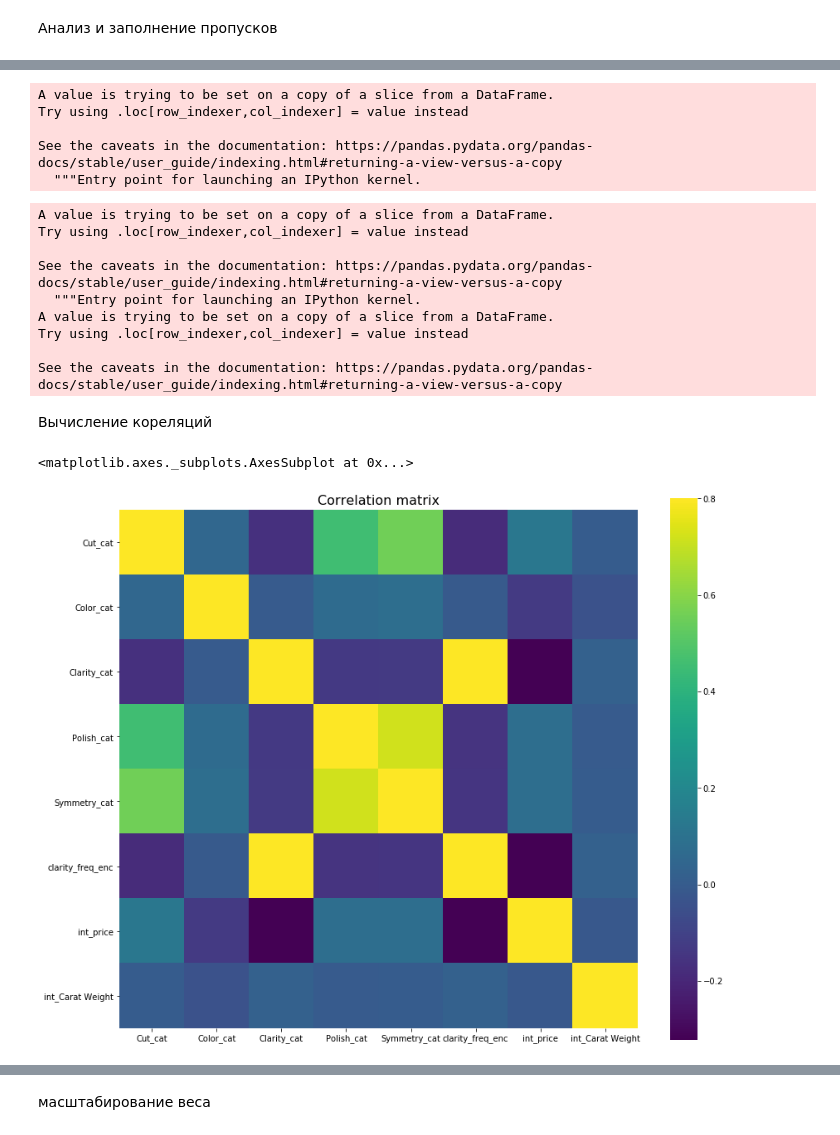
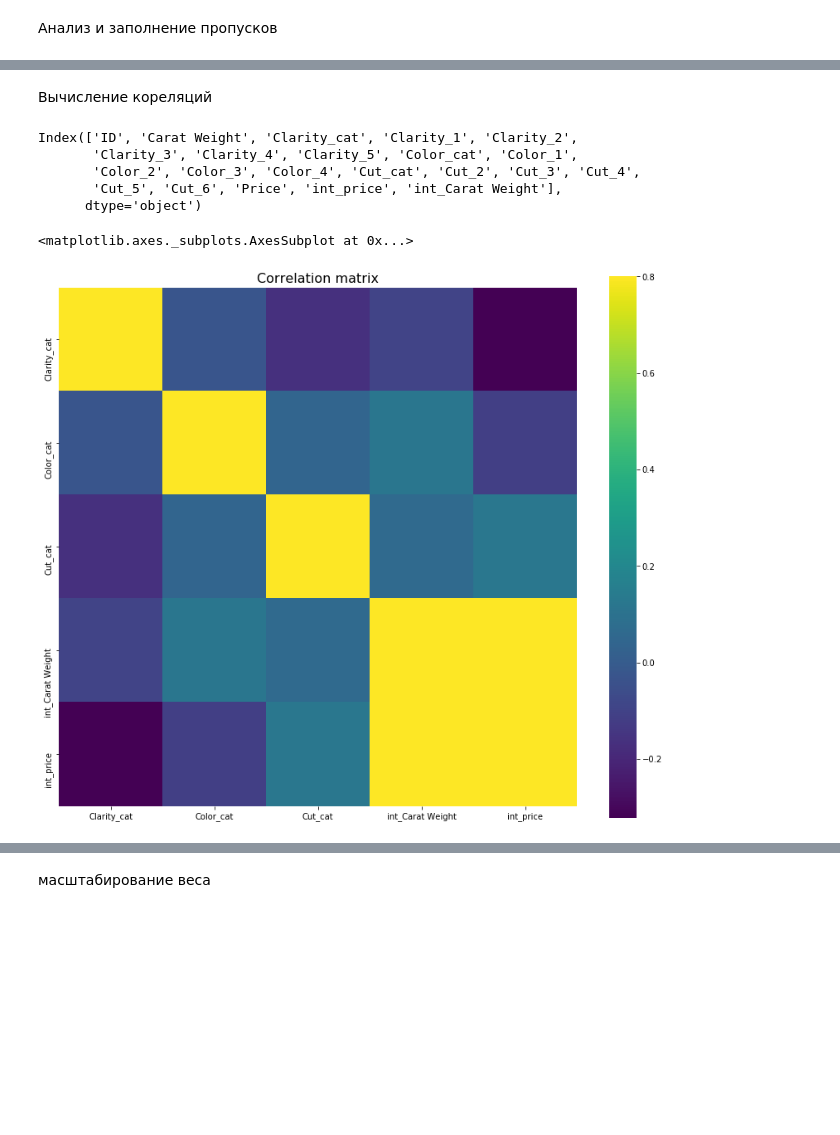
Before and after one commit to ZinchenkoVasil/DataScience, a Jupyter notebook: Test_task/Test_task_СБЕР/VZinchenko.ipynb, the cells around one changed output, grey strips where cells are left out. Drawn from its saved outputs; the diff is of its cells as text; code cells hidden in the pictures; blank space fills up the shorter version.

```diff
--- a/Test_task/Test_task_СБЕР/VZinchenko.ipynb
+++ b/Test_task/Test_task_СБЕР/VZinchenko.ipynb
@@ -183,12 +188,15 @@ def create_features(X: pd.DataFrame, copy: bool = True) -> pd.DataFrame:
     X["Polish_cat"] = X["Polish"].apply(lambda x: create_PS_cat(x))
     X["Symmetry_cat"] = X["Symmetry"].apply(lambda x: create_PS_cat(x))
 
-    freq_encoder = X["Clarity"].value_counts(normalize=True)
-    X["clarity_freq_enc"] = X["Clarity"].map(freq_encoder)
+    X[['Clarity_0','Clarity_1','Clarity_2','Clarity_3','Clarity_4','Clarity_5']] = pd.get_dummies(X["Clarity_cat"])
+    X[['Color_0','Color_1','Color_2','Color_3','Color_4']] = pd.get_dummies(X["Color_cat"])
+    X[['Cut_0','Cut_2','Cut_3','Cut_4','Cut_5','Cut_6']] = pd.get_dummies(X["Clarity_cat"])
 
-#    X["Возраст"] = X["Возраст"] / scaler = StandardScaler()
-    X = X[["ID","Carat Weight", "Cut_cat", "Color_cat", "Clarity_cat", "Polish_cat", "Symmetry_cat", "clarity_freq_enc", "Price"]]
-    X = X[(X["Cut_cat"] > 0) & (X["Color_cat"] > 0) & (X["Clarity_cat"] > 0)]
+#    data[['Cash','Credit Card']] = pd.get_dummies(data["name_contract_type"])
+
+#    X = X[["ID","Carat Weight", "Cut_cat", "Color_cat", "Clarity_cat", "Polish_cat", "Symmetry_cat", "Price"]]
+    X = X[["ID","Carat Weight",'Clarity_cat','Clarity_1','Clarity_2','Clarity_3','Clarity_4','Clarity_5','Color_cat','Color_1','Color_2','Color_3','Color_4','Cut_cat','Cut_2','Cut_3','Cut_4','Cut_5','Cut_6',"Price"]]
+
     return X
 # %%
 df = pd.read_excel("Data\Sarah gets a diamond data.xls")
@@ -776,7 +781,7 @@ plt.show()
 # %%
 test = df_new[df_new['Price'].isnull()]
 # %%
-train = df_new[~df_new['Price'].isnull()]
+#train = df_new[~df_new['Price'].isnull()]
 # %%
 print(len(train))
 print(len(test))
@@ -785,4 +790,8 @@ print(len(test))
 1500
+# %%
+max_carat_weight = max(test['Carat Weight'])
+# %%
+train = train[train['Carat Weight'] <= max_carat_weight]
 # %% [markdown]
 Анализ и заполнение пропусков
 # %%
@@ -803,22 +820 @@ clarity_freq_enc    0
 dtype: int64
-# %%
-train['int_price'] = train['Price'].apply(lambda x: int(x))
-# %% [output]
-A value is trying to be set on a copy of a slice from a DataFrame.
-Try using .loc[row_indexer,col_indexer] = value instead
-
-See the caveats in the documentation: https://pandas.pydata.org/pandas-docs/stable/user_guide/indexing.html#returning-a-view-versus-a-copy
-  """Entry point for launching an IPython kernel.
-# %%
-train['int_Carat Weight'] = train['Carat Weight'] * 100
-train['int_Carat Weight'] = train['int_Carat Weight'].apply(lambda x: int(x))
-# %% [output]
-A value is trying to be set on a copy of a slice from a DataFrame.
-Try using .loc[row_indexer,col_indexer] = value instead
-
-See the caveats in the documentation: https://pandas.pydata.org/pandas-docs/stable/user_guide/indexing.html#returning-a-view-versus-a-copy
-  """Entry point for launching an IPython kernel.
-A value is trying to be set on a copy of a slice from a DataFrame.
-Try using .loc[row_indexer,col_indexer] = value instead
-
-See the caveats in the documentation: https://pandas.pydata.org/pandas-docs/stable/user_guide/indexing.html#returning-a-view-versus-a-copy
@@ -827,12 +821,20 @@ See the caveats in the documentation: https://pandas.pydata.org/pandas-docs/stab
 # %% [markdown]
 Вычисление кореляций
+# %%
+train.columns
+# %% [output]
+Index(['ID', 'Carat Weight', 'Clarity_cat', 'Clarity_1', 'Clarity_2',
+       'Clarity_3', 'Clarity_4', 'Clarity_5', 'Color_cat', 'Color_1',
+       'Color_2', 'Color_3', 'Color_4', 'Cut_cat', 'Cut_2', 'Cut_3', 'Cut_4',
+       'Cut_5', 'Cut_6', 'Price', 'int_price', 'int_Carat Weight'],
+      dtype='object')
 # %%
-correlation = train.corr()
+correlation = train[['Clarity_cat', 'Color_cat', 'Cut_cat', 'int_Carat Weight', 'int_price']].corr()
 fig, axes = plt.subplots(figsize = (14,12))
 plt.title("Correlation matrix", y=1, size=16)
 sns.heatmap(correlation, square=True, vmax=0.8, cmap="viridis")
 # %% [output]
 <matplotlib.axes._subplots.AxesSubplot at 0x...>
-[figure, old version]
+[figure, new version]
 # %%
 print("Correlation of Numeric Features with Target")
```
Also changed, not shown: parts of 87 cells of this notebook.
